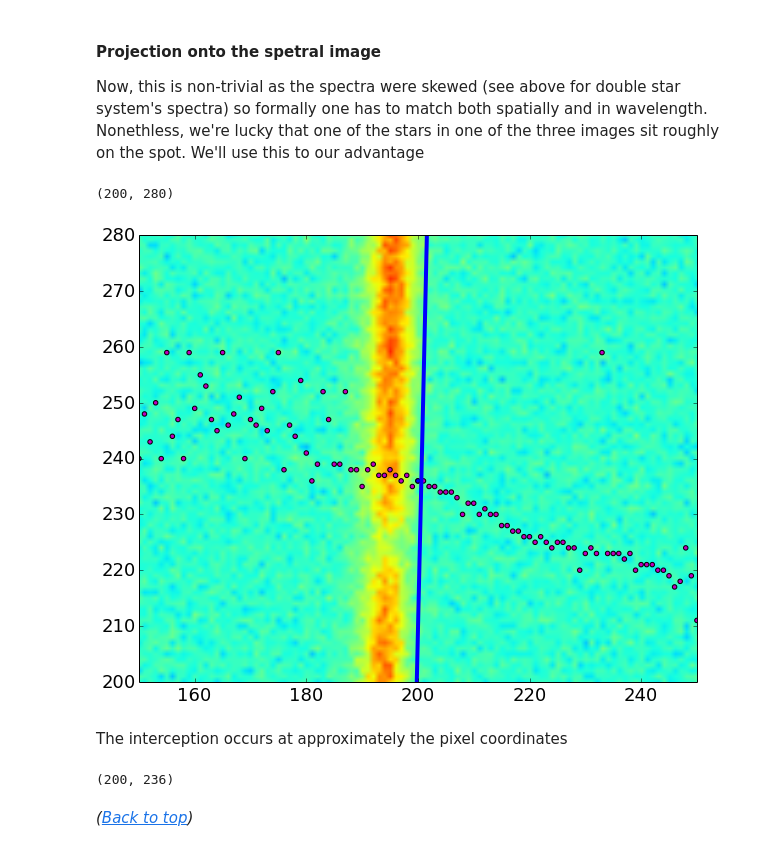
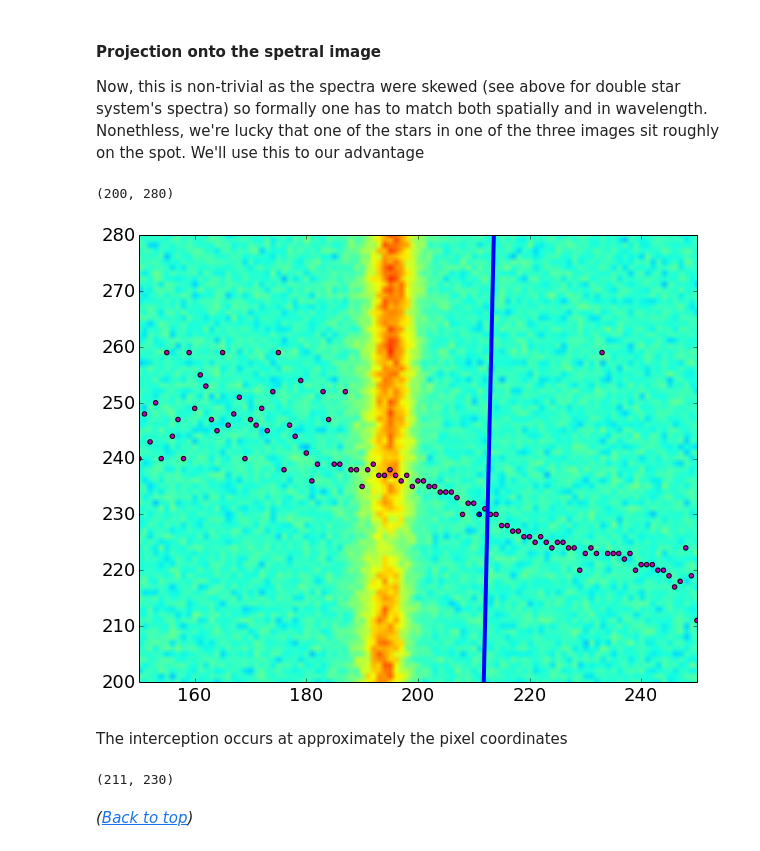
Before and after one commit to Mipanox/PHYS301, a Jupyter notebook: Project/SpecAss.ipynb, the cells around one changed output. Drawn from its saved outputs; the diff is of its cells as text; code cells hidden in the pictures.

Commit message:
center shift according to lit

```diff
--- a/Project/SpecAss.ipynb
+++ b/Project/SpecAss.ipynb
@@ -265,29 +265,30 @@ Now, this is non-trivial as the spectra were skewed (see above for double star s
 # %%
 ## revisit double star spectrum of #1
 plt.figure(figsize=(10,10))
 plt.imshow(nud_01_data,origin='lower')
 
 ## overlay H-alpha peaks in data
 peak_x = np.load(workdir+'others/Halp_peak_x.npy')
 peak_y = np.load(workdir+'others/Halp_peak_y.npy')
 
 plt.scatter(peak_x,peak_y,c='m')
 
 ## overlay the best-fit line plus some
 #  shift accounting for the slight mismatch of center and star
-shift = 6
+shift = 18
 plt.plot(xx*fit_1p[0]+fit_1p[1]+shift,xx,lw=4)
 
-plt.scatter(peak_x[50],peak_y[50])
+idxx = 61
+plt.scatter(peak_x[idxx],peak_y[idxx])
 
 plt.xlim(150,250); plt.ylim(200,280)
 # %% [output]
 (200, 280)
-[figure, old version]
+[figure, new version]
 # %% [markdown]
 The interception occurs at approximately the pixel coordinates
 # %%
-peak_x[50],peak_y[50]
+peak_x[idxx],peak_y[idxx]
 # %% [output]
-(200, 236)
+(211, 230)
 # %%
```
Also changed, not shown: parts of 3 cells of this notebook, 4 other files.
